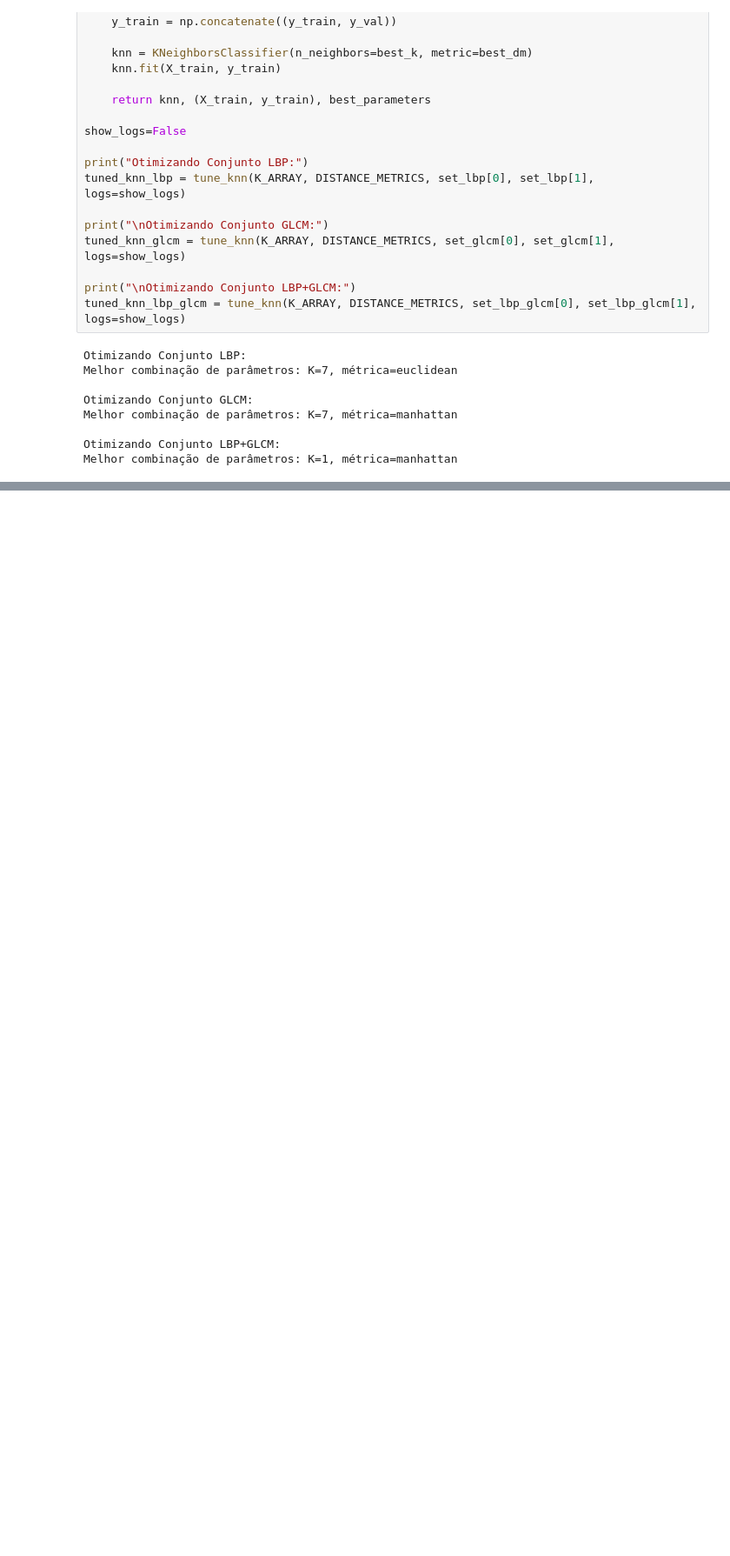
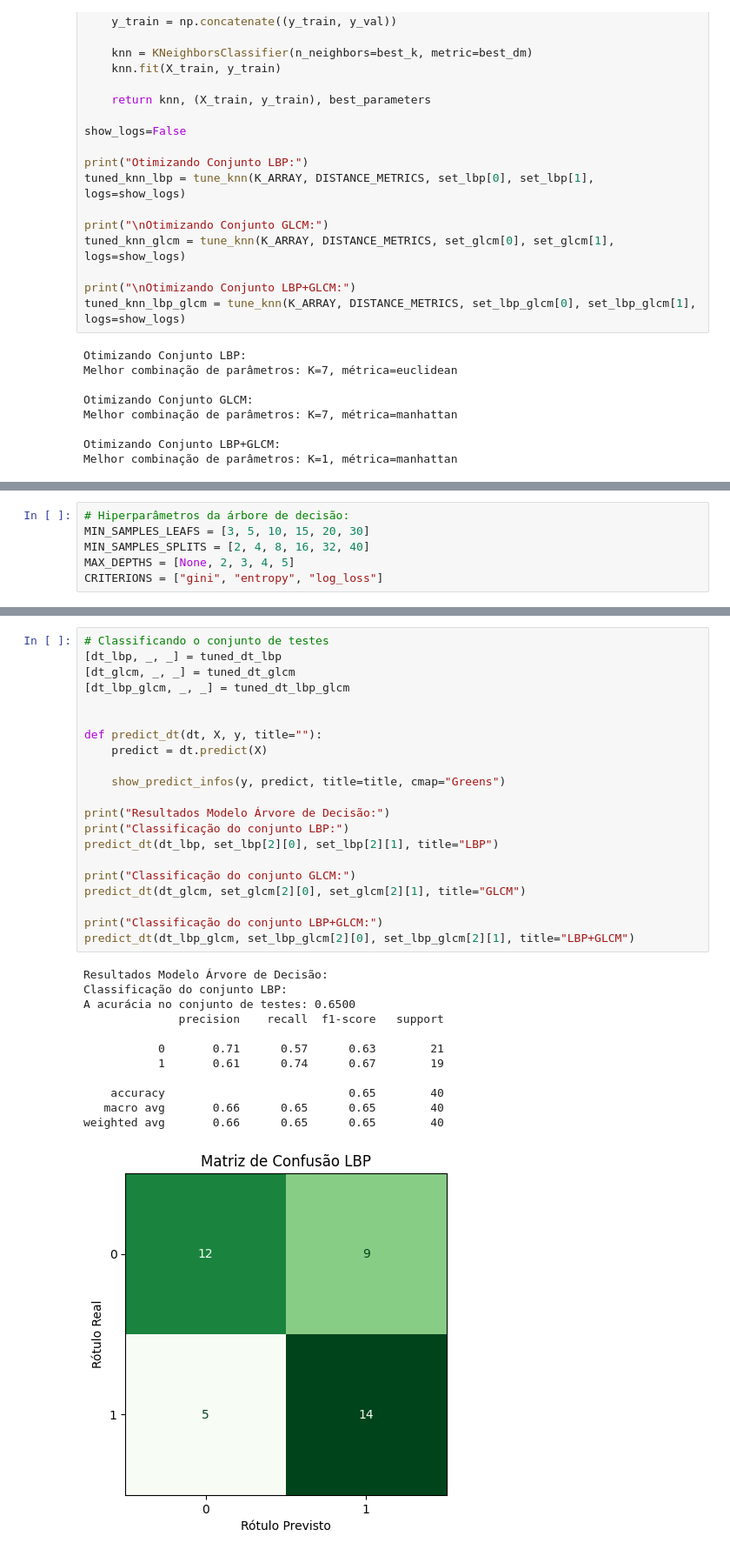
Before and after one commit to afmireski/images_classificator, a Jupyter notebook: main.ipynb, the cells around one changed output, grey strips where cells are left out. Shown: that part at 87% size. Drawn from its saved outputs; the diff is of its cells as text; blank space fills up the shorter version.

Commit message:
#5 - feat: Implemented Decision Tree model

```diff
--- a/main.ipynb
+++ b/main.ipynb
@@ -613,0 +633,6 @@ weighted avg       0.70      0.70      0.70        40
+# %%
+# Hiperparâmetros da árbore de decisão:
+MIN_SAMPLES_LEAFS = [3, 5, 10, 15, 20, 30]
+MIN_SAMPLES_SPLITS = [2, 4, 8, 16, 32, 40]
+MAX_DEPTHS = [None, 2, 3, 4, 5]
+CRITERIONS = ["gini", "entropy", "log_loss"]
@@ -613,0 +758,34 @@ weighted avg       0.70      0.70      0.70        40
+# %%
+# Classificando o conjunto de testes
+[dt_lbp, _, _] = tuned_dt_lbp
+[dt_glcm, _, _] = tuned_dt_glcm
+[dt_lbp_glcm, _, _] = tuned_dt_lbp_glcm
+
+
+def predict_dt(dt, X, y, title=""):
+    predict = dt.predict(X)
+
+    show_predict_infos(y, predict, title=title, cmap="Greens")
+
+print("Resultados Modelo Árvore de Decisão:")
+print("Classificação do conjunto LBP:")
+predict_dt(dt_lbp, set_lbp[2][0], set_lbp[2][1], title="LBP")
+
+print("Classificação do conjunto GLCM:")
+predict_dt(dt_glcm, set_glcm[2][0], set_glcm[2][1], title="GLCM")
+
+print("Classificação do conjunto LBP+GLCM:")
+predict_dt(dt_lbp_glcm, set_lbp_glcm[2][0], set_lbp_glcm[2][1], title="LBP+GLCM")
+# %% [output]
+Resultados Modelo Árvore de Decisão:
+Classificação do conjunto LBP:
+A acurácia no conjunto de testes: 0.6500
+              precision    recall  f1-score   support
+
+           0       0.71      0.57      0.63        21
+           1       0.61      0.74      0.67        19
+
+    accuracy                           0.65        40
+   macro avg       0.66      0.65      0.65        40
+weighted avg       0.66      0.65      0.65        40
+[figure, added]
```
Also changed, not shown: parts of 6 cells of this notebook.
